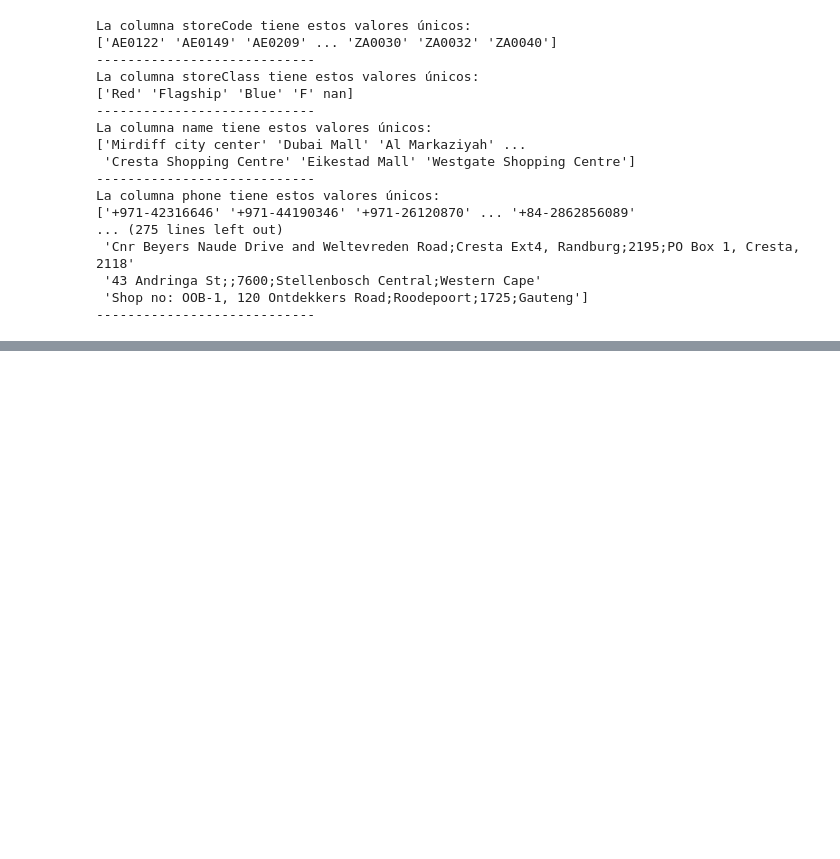
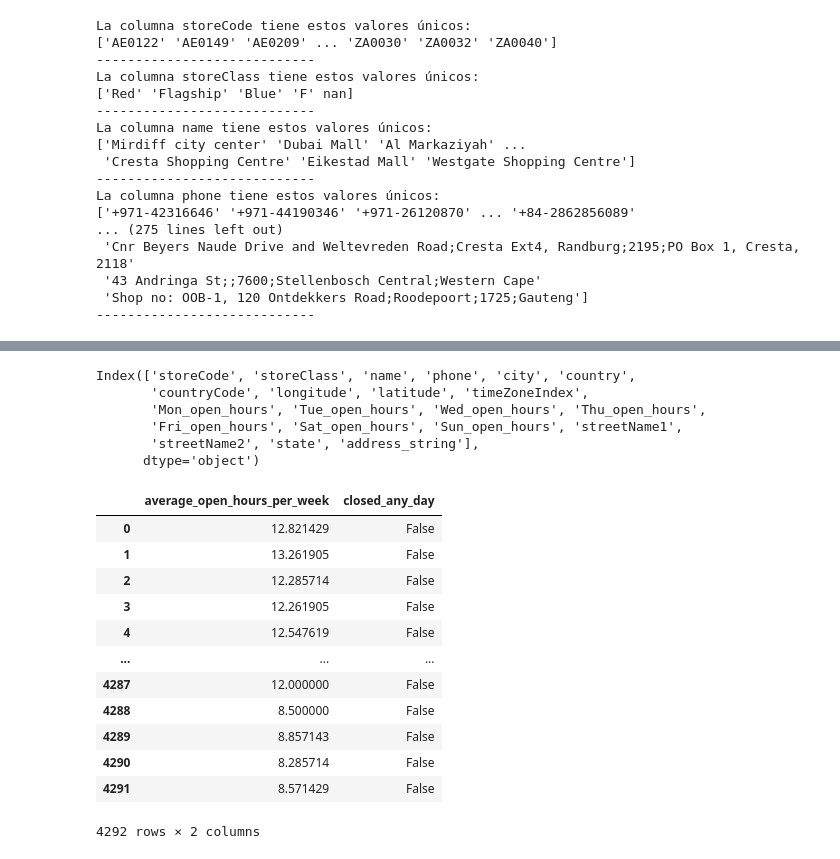
Before and after one commit to anamolinero/andrea-ana, a Jupyter notebook: documents/02_eda_stores.ipynb, the cells around one changed output, grey strips where cells are left out. Saved outputs shown, nothing was run; the diff lists cells and outputs as text; code cells hidden in the pictures; blank space fills up the shorter version.

Commit message:
edas terminados, nuevo archivo csv con media apertura y si cierra algun dia

```diff
--- a/documents/pair_power_bi.ipynb
+++ b/documents/02_eda_stores.ipynb
@@ -199,0 +89,68 @@ df_shops[df_shops['Sun_open_hours'].isna() == True].head()
+# %%
+df_shops.columns
+# %% [output]
+Index(['storeCode', 'storeClass', 'name', 'phone', 'city', 'country',
+       'countryCode', 'longitude', 'latitude', 'timeZoneIndex',
+       'Mon_open_hours', 'Tue_open_hours', 'Wed_open_hours', 'Thu_open_hours',
+       'Fri_open_hours', 'Sat_open_hours', 'Sun_open_hours', 'streetName1',
+       'streetName2', 'state', 'address_string'],
+      dtype='object')
+# %%
+
+# Tu lista de columnas específicas
+hours_columns = ['Mon_open_hours', 'Tue_open_hours', 'Wed_open_hours', 'Thu_open_hours',
+                 'Fri_open_hours', 'Sat_open_hours', 'Sun_open_hours']
+
+# Función para calcular las horas de apertura
+def calculate_hours(opening_hours):
+    if pd.isna(opening_hours):
+        return np.nan
+    if not isinstance(opening_hours, str):
+        return np.nan
+    if opening_hours in ["00:00-23:55", "00:00-23:59", "00:00-00:00"]:
+        return np.nan
+    if '-' not in opening_hours:
+        return np.nan
+    try:
+        start, end = opening_hours.split('-')
+        start_h, start_m = map(int, start.strip().split(':'))
+        end_h, end_m = map(int, end.strip().split(':'))
+        start_minutes = start_h * 60 + start_m
+        end_minutes = end_h * 60 + end_m
+        if end_minutes < start_minutes:
+            end_minutes += 24 * 60  # Suma 24h si pasa de medianoche
+        total_hours = (end_minutes - start_minutes) / 60
+        return total_hours
+    except Exception as e:
+        print(f"Error procesando: {opening_hours} - {e}")
+        return np.nan
+# %%
+# Aplicar la función solo a las columnas indicadas
+for col in hours_columns:
+    if col in df_shops.columns:
+        df_shops[col + "_hours"] = df_shops[col].apply(calculate_hours)
+# %%
+
+# Calcular la media de horas de apertura semanal
+hour_cols = [col + "_hours" for col in hours_columns if col in df_shops.columns]
+df_shops["average_open_hours_per_week"] = df_shops[hour_cols].mean(axis=1)
+# %%
+# Detectar si hay algún día que esté cerrado
+df_shops["closed_any_day"] = df_shops[hours_columns].isna().any(axis=1)
+# %%
+# Mostrar el resultado
+df_shops[["average_open_hours_per_week", "closed_any_day"]]
+# %% [output]
+|  | average_open_hours_per_week | closed_any_day |
+| 0 | 12.821429 | False |
+| 1 | 13.261905 | False |
+| 2 | 12.285714 | False |
+| 3 | 12.261905 | False |
+| 4 | 12.547619 | False |
+| ... | ... | ... |
+| 4287 | 12.000000 | False |
+| 4288 | 8.500000 | False |
+| 4289 | 8.857143 | False |
+| 4290 | 8.285714 | False |
+| 4291 | 8.571429 | False |
+4292 rows × 2 columns
```
Also changed, not shown: parts of 16 cells of this notebook, 3 other files.
